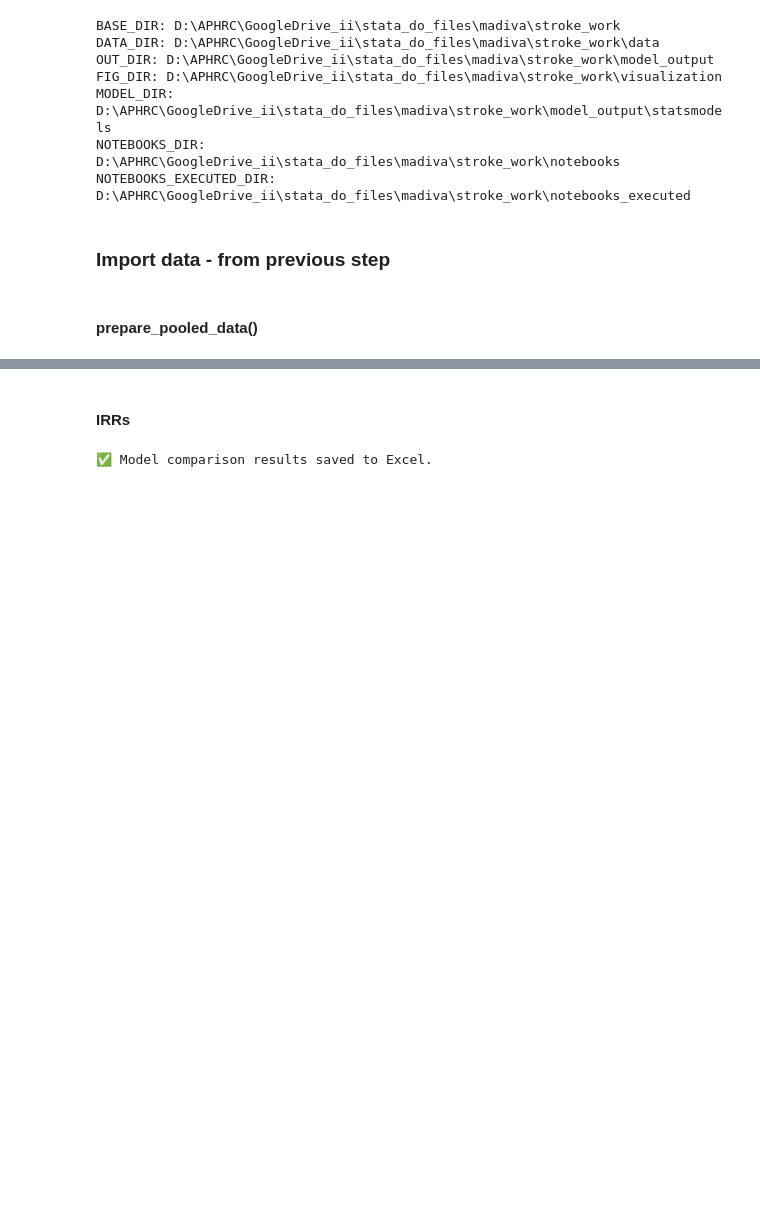
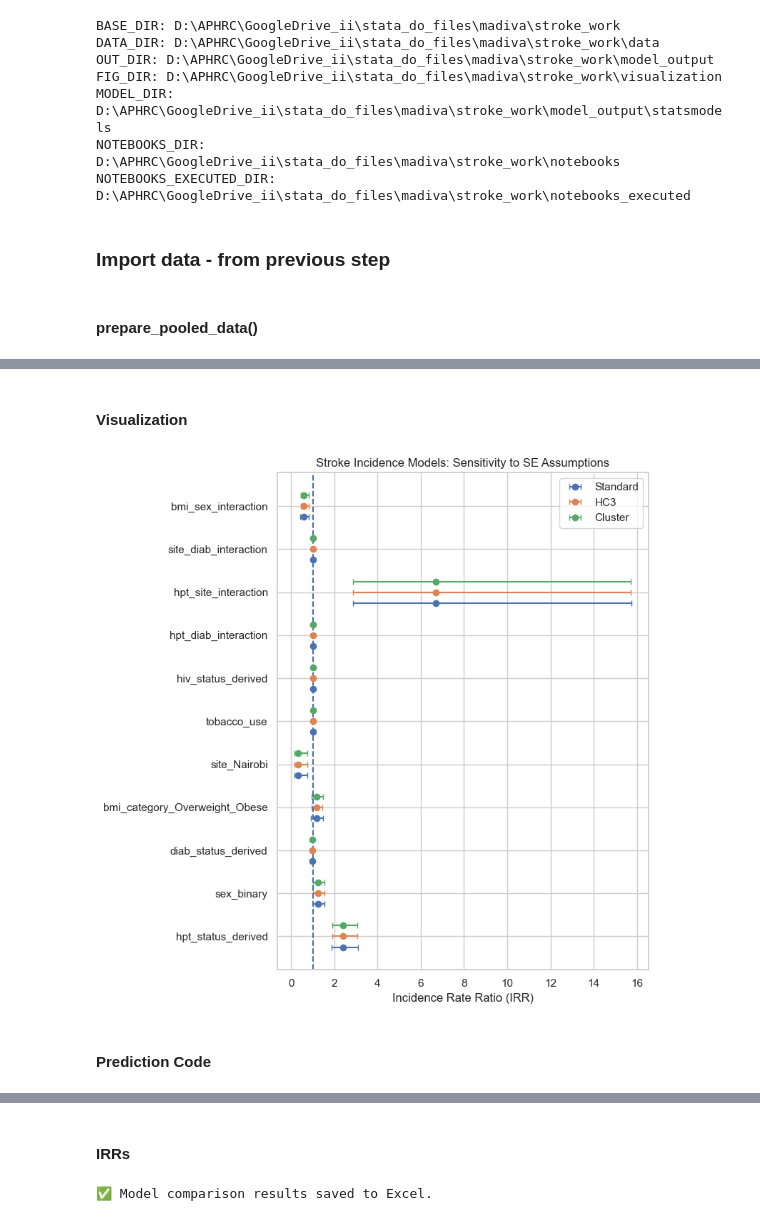
Before and after one commit to dmainagithub/stroke-work, a Jupyter notebook: notebooks/07_models_poisson_nb.ipynb, the cells around one changed output, grey strips where cells are left out. Drawn from its saved outputs; the diff is of its cells as text; code cells hidden in the pictures; blank space fills up the shorter version.

```diff
--- a/notebooks/07_models_poisson_nb.ipynb
+++ b/notebooks/07_models_poisson_nb.ipynb
@@ -385,0 +592,47 @@ Standard errors in parentheses.
+# %%
+df_standard = extract_irr(model_nb_standard, "Standard")
+df_hc3 = extract_irr(model_nb_robust, "HC3")
+df_cluster = extract_irr(model_nb_cluster, "Cluster")
+
+forest_all = pd.concat([df_standard, df_hc3, df_cluster])
+# %% [markdown]
+#### Visualization
+# %%
+plt.figure(figsize=(8, 8))
+
+models = forest_all["Model"].unique()
+offsets = {"Standard": -0.25, "HC3": 0, "Cluster": 0.25}
+
+variables = forest_all["Variable"].unique()
+y_positions = range(len(variables))
+
+for m in models:
+    subset = forest_all[forest_all["Model"] == m]
+
+    # Ensure consistent ordering
+    subset = subset.set_index("Variable").loc[variables].reset_index()
+
+    y_offset = [y + offsets[m] for y in y_positions]
+
+    plt.errorbar(
+        subset["IRR"],
+        y_offset,
+        xerr=[
+            subset["IRR"] - subset["Lower"],
+            subset["Upper"] - subset["IRR"]
+        ],
+        fmt='o',
+        capsize=3,
+        label=m
+    )
+
+plt.axvline(1, linestyle="--")
+plt.yticks(y_positions, variables)
+plt.xlabel("Incidence Rate Ratio (IRR)")
+plt.title("Stroke Incidence Models: Sensitivity to SE Assumptions")
+plt.legend()
+plt.tight_layout()
+plt.savefig(FIG_DIR / "forest_plot_overlay_all_models.png", dpi=600, bbox_inches="tight")
+plt.show()
+# %% [output]
+[figure, added]
@@ -385,0 +650,2 @@ Standard errors in parentheses.
+# %% [markdown]
+#### Prediction Code
```
Also changed, not shown: parts of 49 cells of this notebook, 5 other files.
